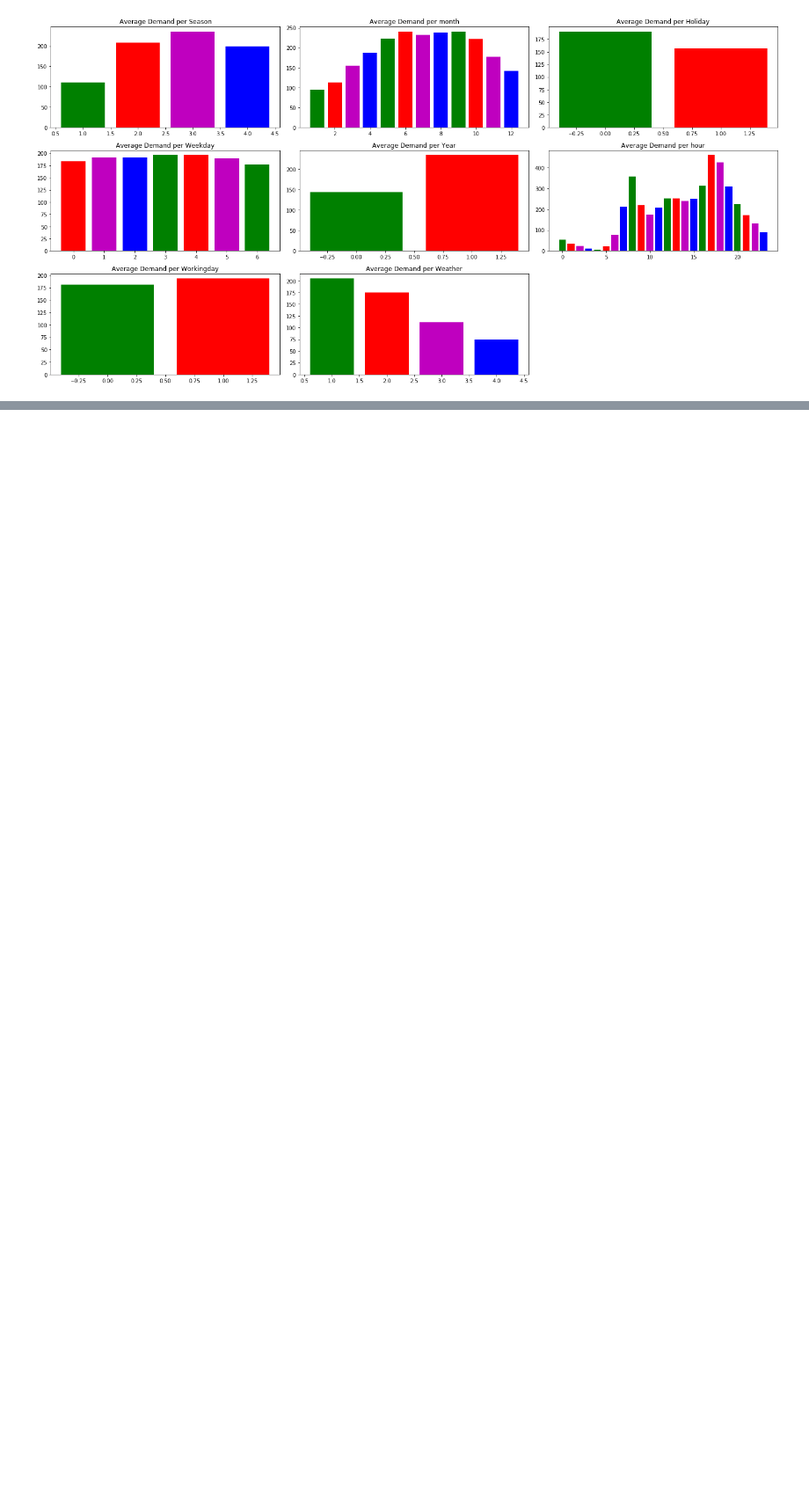
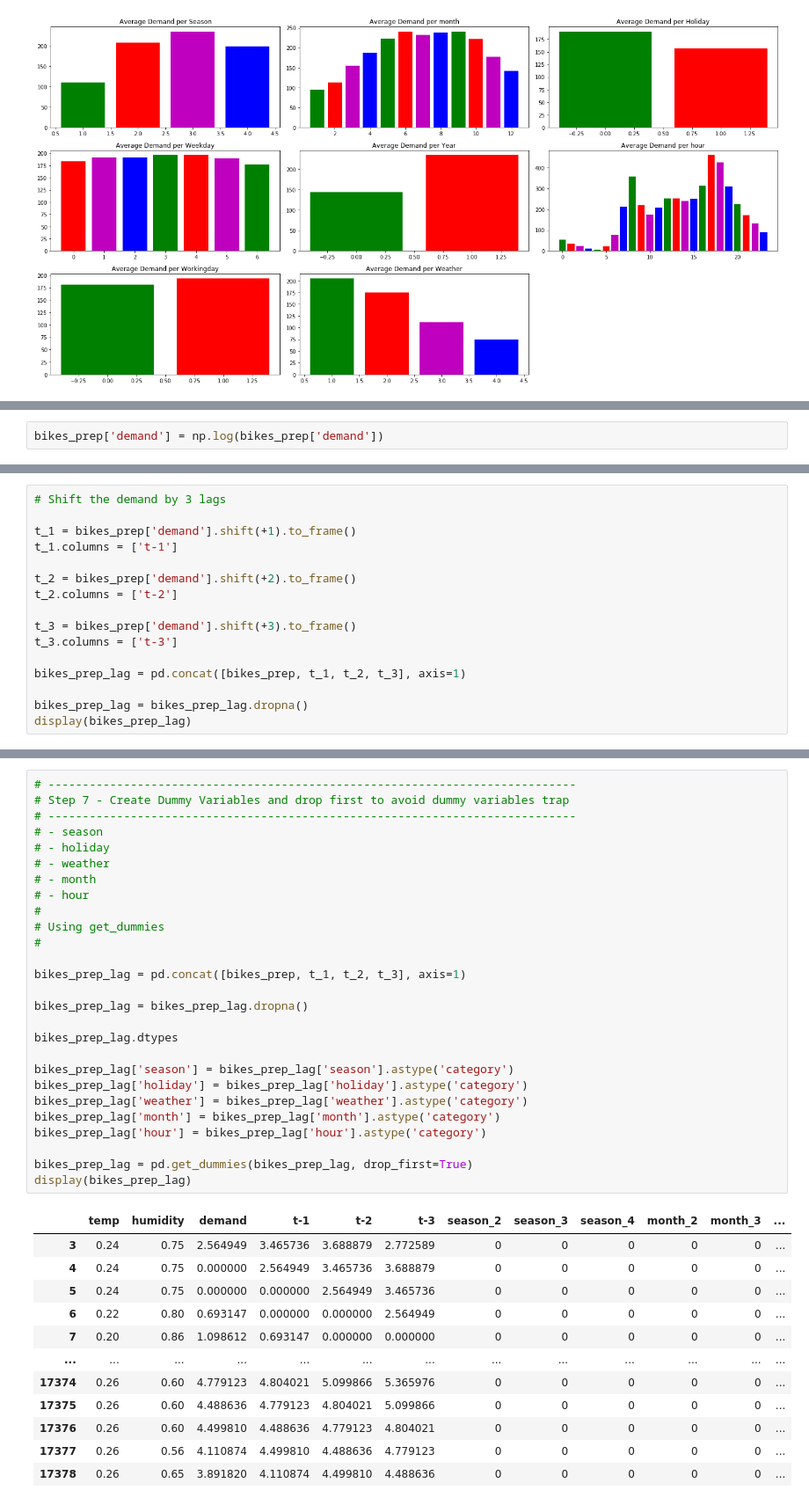
Before and after one commit to jasjyotsinghjaswal/MachineLearningBeginners, a Jupyter notebook: 06Regression/03KaggleBikeProject.ipynb, the cells around one changed output, grey strips where cells are left out. Shown: that part at 88% size. Cells and saved outputs as stored; diff of their text form; blank space fills up the shorter version.

```diff
--- a/06Regression/03KaggleBikeProject.ipynb
+++ b/06Regression/03KaggleBikeProject.ipynb
@@ -147,0 +281,2 @@ plt.tight_layout()
+# %%
+bikes_prep['demand'] = np.log(bikes_prep['demand'])
@@ -147,0 +301,16 @@ plt.tight_layout()
+# %%
+# Shift the demand by 3 lags
+
+t_1 = bikes_prep['demand'].shift(+1).to_frame()
+t_1.columns = ['t-1']
+
+t_2 = bikes_prep['demand'].shift(+2).to_frame()
+t_2.columns = ['t-2']
+
+t_3 = bikes_prep['demand'].shift(+3).to_frame()
+t_3.columns = ['t-3']
+
+bikes_prep_lag = pd.concat([bikes_prep, t_1, t_2, t_3], axis=1)
+
+bikes_prep_lag = bikes_prep_lag.dropna()
+display(bikes_prep_lag)
@@ -147,0 +333,40 @@ plt.tight_layout()
+# %%
+# -----------------------------------------------------------------------------
+# Step 7 - Create Dummy Variables and drop first to avoid dummy variables trap
+# -----------------------------------------------------------------------------
+# - season
+# - holiday
+# - weather
+# - month
+# - hour
+#
+# Using get_dummies
+#
+
+bikes_prep_lag = pd.concat([bikes_prep, t_1, t_2, t_3], axis=1)
+
+bikes_prep_lag = bikes_prep_lag.dropna()
+
+bikes_prep_lag.dtypes
+
+bikes_prep_lag['season'] = bikes_prep_lag['season'].astype('category')
+bikes_prep_lag['holiday'] = bikes_prep_lag['holiday'].astype('category')
+bikes_prep_lag['weather'] = bikes_prep_lag['weather'].astype('category')
+bikes_prep_lag['month'] = bikes_prep_lag['month'].astype('category')
+bikes_prep_lag['hour'] = bikes_prep_lag['hour'].astype('category')
+
+bikes_prep_lag = pd.get_dummies(bikes_prep_lag, drop_first=True)
+display(bikes_prep_lag)
+# %% [output]
+|  | temp | humidity | demand | t-1 | t-2 | t-3 | season_2 | season_3 | season_4 | month_2 | month_3 | ... |
+| 3 | 0.24 | 0.75 | 2.564949 | 3.465736 | 3.688879 | 2.772589 | 0 | 0 | 0 | 0 | 0 | ... |
+| 4 | 0.24 | 0.75 | 0.000000 | 2.564949 | 3.465736 | 3.688879 | 0 | 0 | 0 | 0 | 0 | ... |
+| 5 | 0.24 | 0.75 | 0.000000 | 0.000000 | 2.564949 | 3.465736 | 0 | 0 | 0 | 0 | 0 | ... |
+| 6 | 0.22 | 0.80 | 0.693147 | 0.000000 | 0.000000 | 2.564949 | 0 | 0 | 0 | 0 | 0 | ... |
+| 7 | 0.20 | 0.86 | 1.098612 | 0.693147 | 0.000000 | 0.000000 | 0 | 0 | 0 | 0 | 0 | ... |
+| ... | ... | ... | ... | ... | ... | ... | ... | ... | ... | ... | ... | ... |
+| 17374 | 0.26 | 0.60 | 4.779123 | 4.804021 | 5.099866 | 5.365976 | 0 | 0 | 0 | 0 | 0 | ... |
+| 17375 | 0.26 | 0.60 | 4.488636 | 4.779123 | 4.804021 | 5.099866 | 0 | 0 | 0 | 0 | 0 | ... |
+| 17376 | 0.26 | 0.60 | 4.499810 | 4.488636 | 4.779123 | 4.804021 | 0 | 0 | 0 | 0 | 0 | ... |
+| 17377 | 0.26 | 0.56 | 4.110874 | 4.499810 | 4.488636 | 4.779123 | 0 | 0 | 0 | 0 | 0 | ... |
+| 17378 | 0.26 | 0.65 | 3.891820 | 4.110874 | 4.499810 | 4.488636 | 0 | 0 | 0 | 0 | 0 | ... |
```
Also changed, not shown: parts of 23 cells of this notebook, 5 other files.
